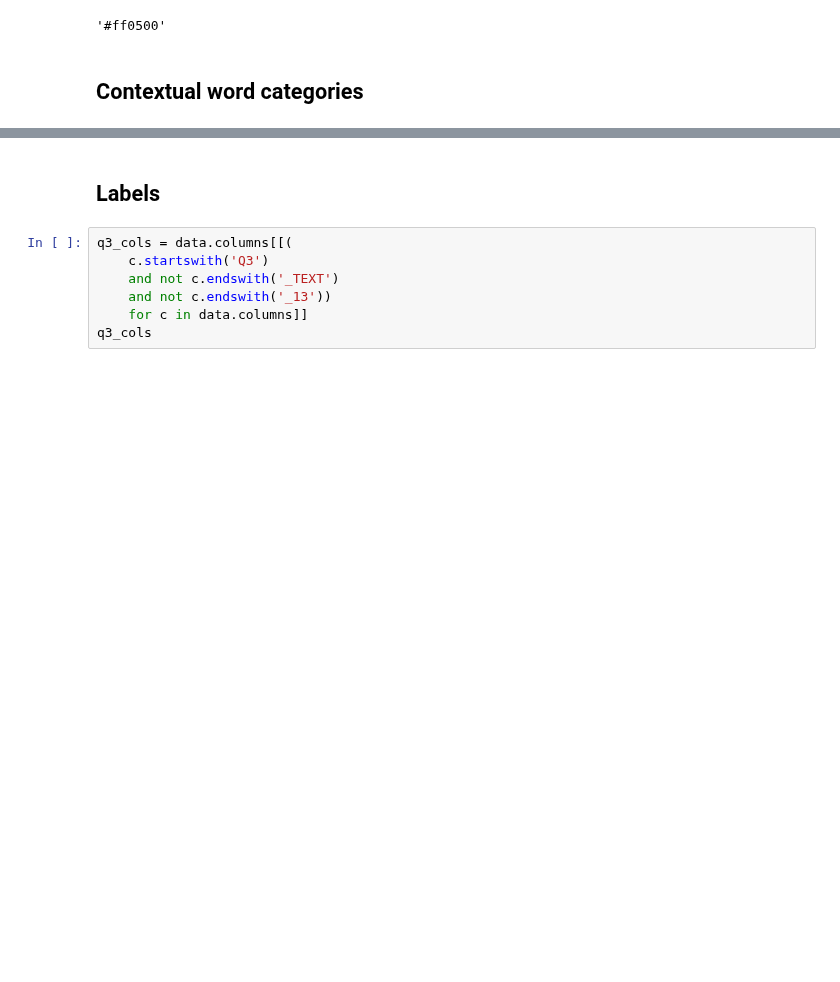
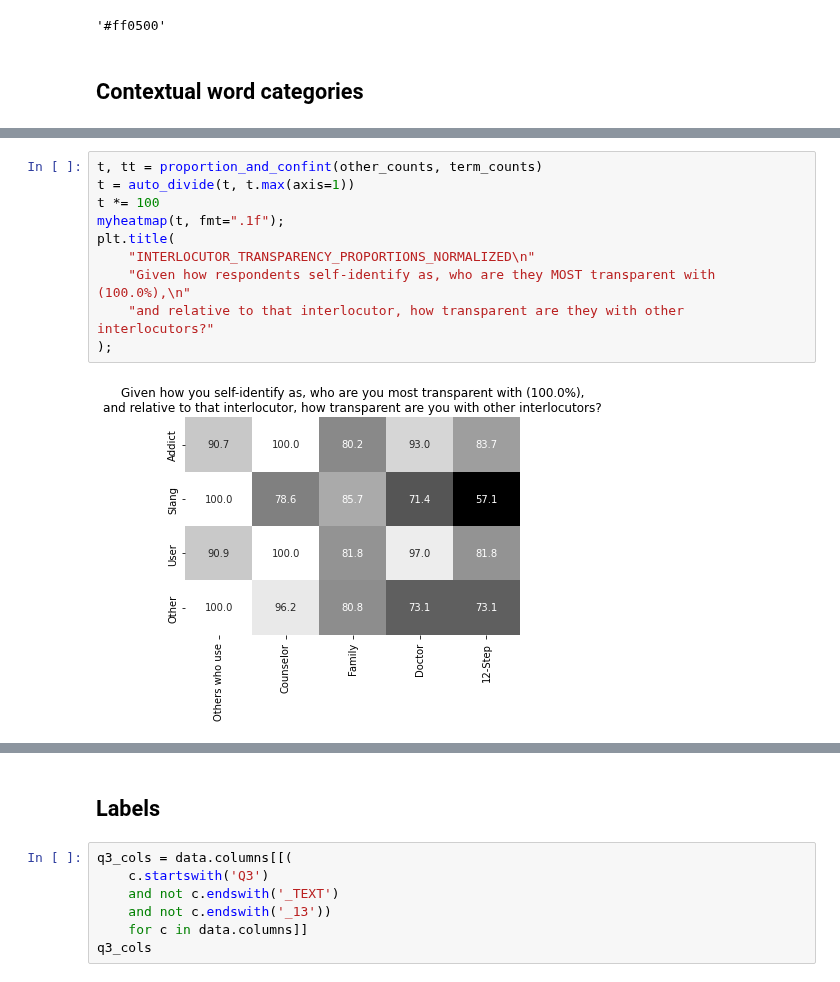
Before and after one commit to thorwhalen/likert, a Jupyter notebook: likert/examples/in_their_own_words/In their own words -- drug user self reference preferences.ipynb, the cells around one changed output, grey strips where cells are left out. Cells and saved outputs as stored; diff of their text form; blank space fills up the shorter version.

```diff
--- a/likert/examples/in_their_own_words/In their own words -- drug user self reference preferences.ipynb
+++ b/likert/examples/in_their_own_words/In their own words -- drug user self reference preferences.ipynb
@@ -667,0 +557,12 @@ plt.title("Percentage within term (not including self)");
+# %%
+t, tt = proportion_and_confint(other_counts, term_counts)
+t = auto_divide(t, t.max(axis=1))
+t *= 100
+myheatmap(t, fmt=".1f");
+plt.title(
+    "INTERLOCUTOR_TRANSPARENCY_PROPORTIONS_NORMALIZED\n"
+    "Given how respondents self-identify as, who are they MOST transparent with (100.0%),\n"
+    "and relative to that interlocutor, how transparent are they with other interlocutors?"
+);
+# %% [output]
+[figure, added]
```
Also changed, not shown: parts of 46 cells of this notebook, 1 other file.
